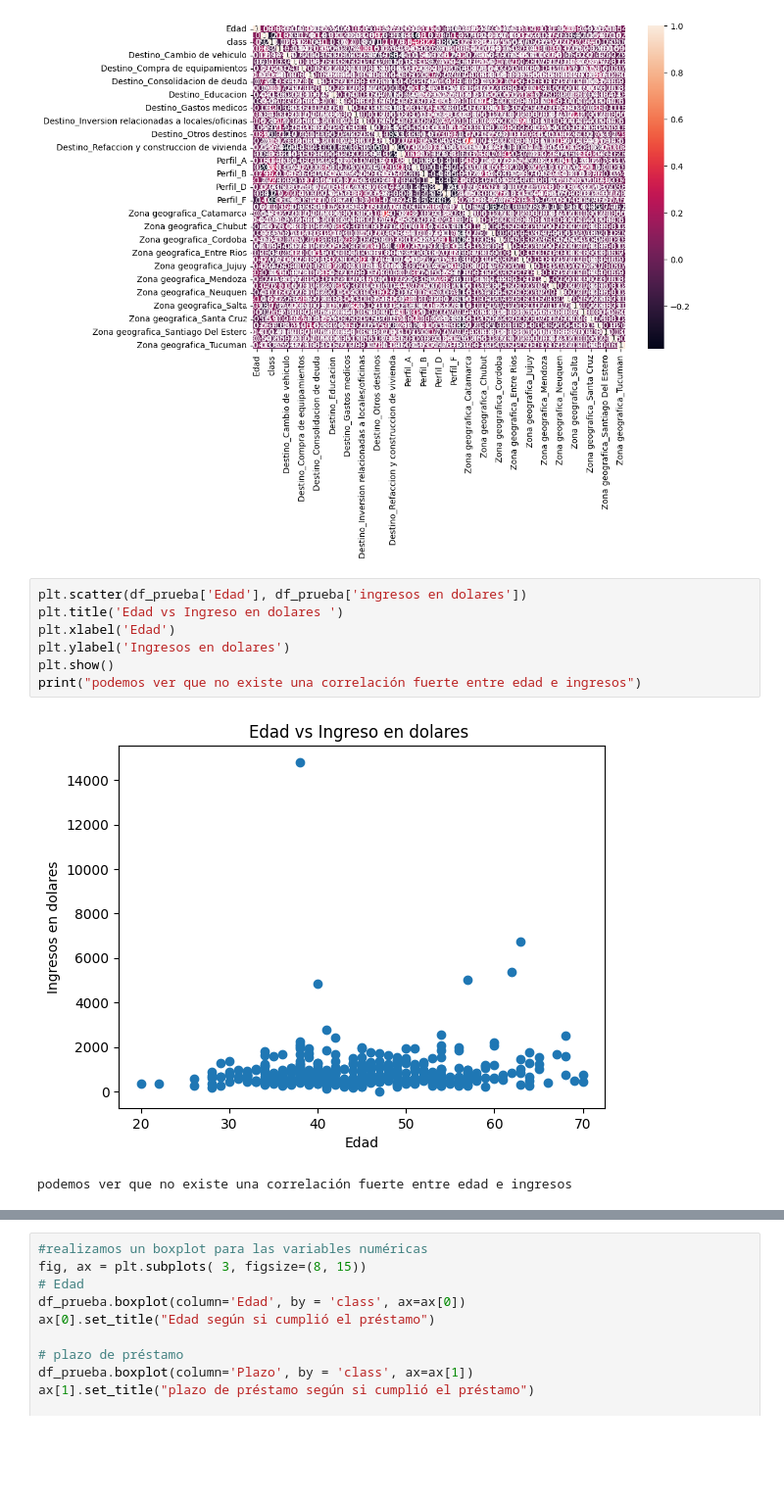
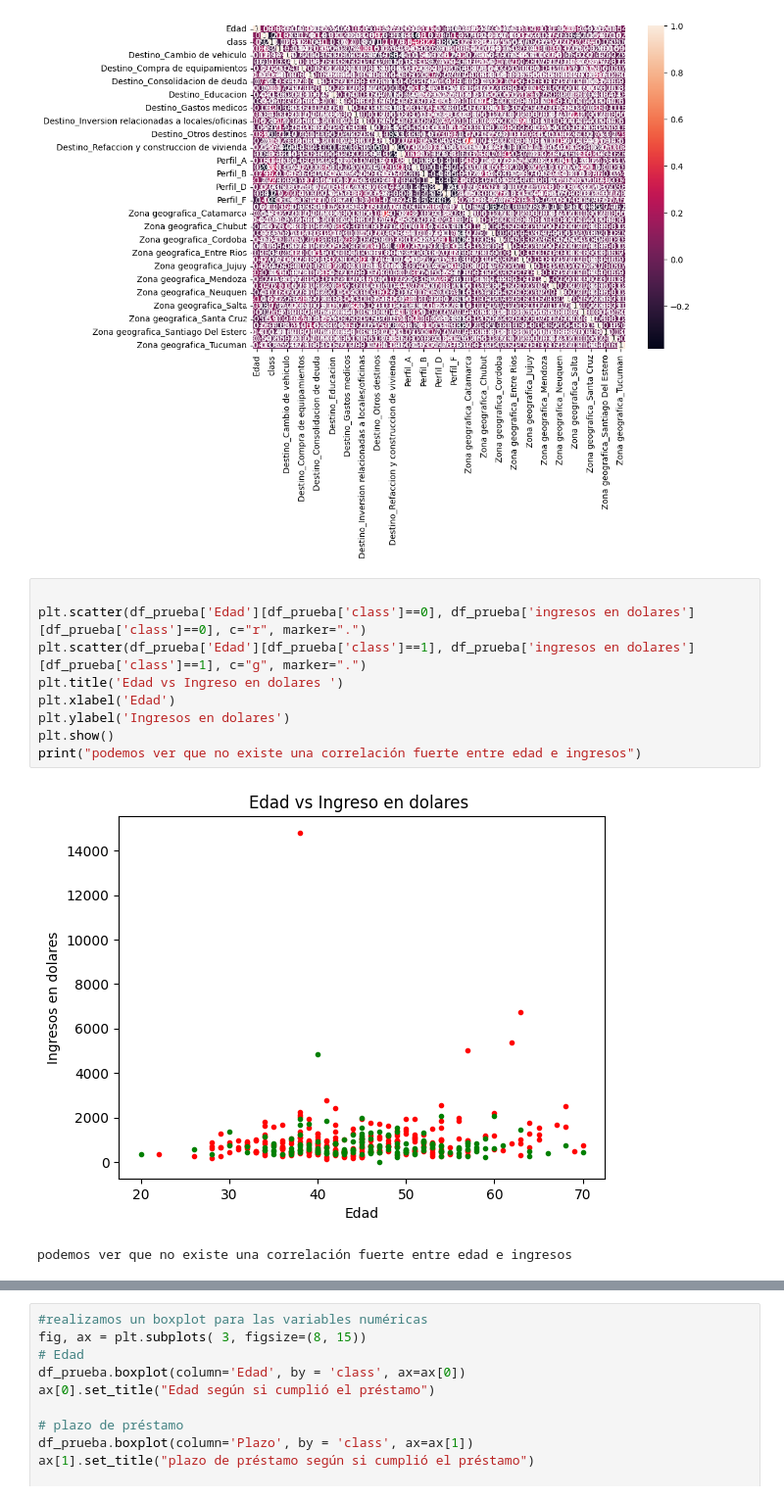
Before and after one commit to HANNNNSEN/AnalisisPrestamos, a Jupyter notebook: AnalisisPrestamos.ipynb, the cells around one changed output, grey strips where cells are left out. Shown at 98% size. Drawn from its saved outputs; the diff is of its cells as text; blank space fills up the shorter version.

```diff
--- a/AnalisisPrestamos.ipynb
+++ b/AnalisisPrestamos.ipynb
@@ -173,12 +174,14 @@ Index(['Edad', 'Perfil', 'Plazo', 'class', 'ingresos en dolares',
       dtype='object')
 [figure]
 # %%
-plt.scatter(df_prueba['Edad'], df_prueba['ingresos en dolares'])
+
+plt.scatter(df_prueba['Edad'][df_prueba['class']==0], df_prueba['ingresos en dolares'][df_prueba['class']==0], c="r", marker=".")
+plt.scatter(df_prueba['Edad'][df_prueba['class']==1], df_prueba['ingresos en dolares'][df_prueba['class']==1], c="g", marker=".")
 plt.title('Edad vs Ingreso en dolares ')
 plt.xlabel('Edad')
 plt.ylabel('Ingresos en dolares')
 plt.show()
 print("podemos ver que no existe una correlación fuerte entre edad e ingresos")
 # %% [output]
-[figure, old version]
+[figure, new version]
 podemos ver que no existe una correlación fuerte entre edad e ingresos
```
Also changed, not shown: parts of 4 cells of this notebook.
